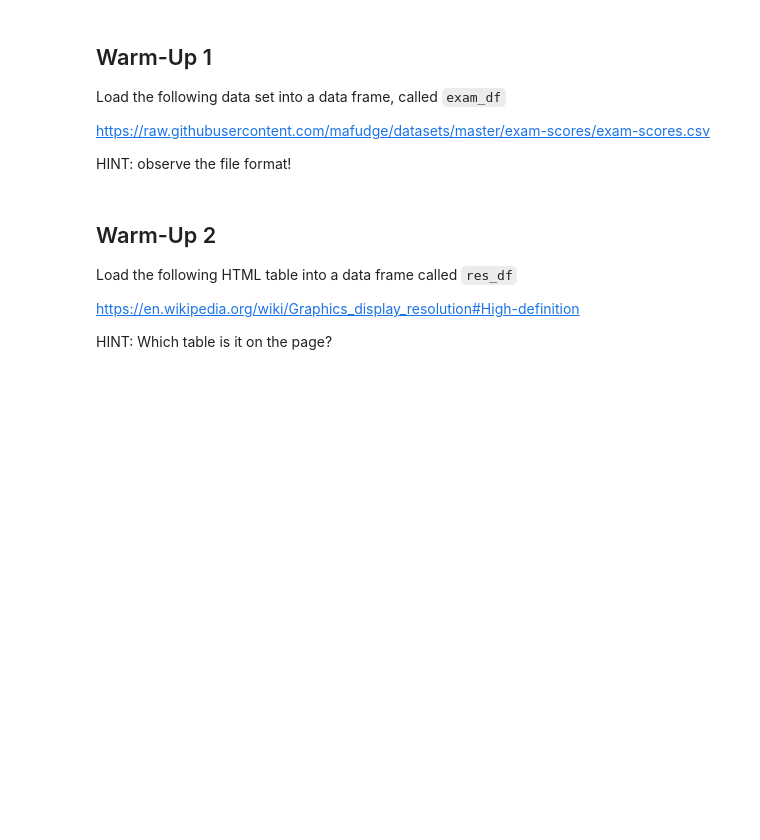
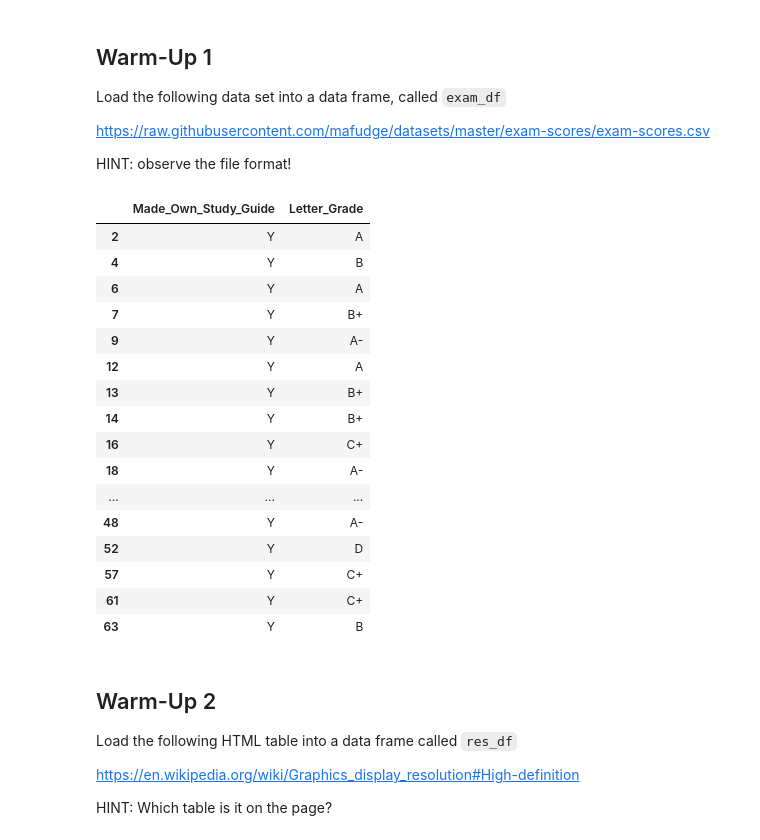
Before and after one commit to ist256/supa2022, a Jupyter notebook: lessons/12-pandas/SmallGroup-Pandas.ipynb, the cells around one changed output. Saved outputs shown, nothing was run; the diff lists cells and outputs as text; code cells hidden in the pictures; blank space fills up the shorter version.

```diff
--- a/lessons/12-pandas/SmallGroup-Pandas.ipynb
+++ b/lessons/12-pandas/SmallGroup-Pandas.ipynb
@@ -23,6 +23,39 @@ Load the following data set into a data frame, called `exam_df`
 https://raw.githubusercontent.com/mafudge/datasets/master/exam-scores/exam-scores.csv
 
 HINT: observe the file format!
+# %%
+exams = pd.read_csv(
+    "https://raw.githubusercontent.com/mafudge/datasets/master/exam-scores/exam-scores.csv")
+
+# SHOW ME LETTER GRADES OF STUDENTS WHO MADE THEIR OWN STUDY GUIDE
+# show the columns
+exams.columns
+
+made_study = exams[
+    exams['Made_Own_Study_Guide'] =='Y'
+]
+letter_grades = made_study[
+    ['Made_Own_Study_Guide','Letter_Grade']
+]
+letter_grades
+# %% [output]
+|  | Made_Own_Study_Guide | Letter_Grade |
+| 2 | Y | A |
+| 4 | Y | B |
+| 6 | Y | A |
+| 7 | Y | B+ |
+| 9 | Y | A- |
+| 12 | Y | A |
+| 13 | Y | B+ |
+| 14 | Y | B+ |
+| 16 | Y | C+ |
+| 18 | Y | A- |
+| ... | ... | ... |
+| 48 | Y | A- |
+| 52 | Y | D |
+| 57 | Y | C+ |
+| 61 | Y | C+ |
+| 63 | Y | B |
 # %% [markdown]
 ## Warm-Up 2
 
```
Also changed, not shown: parts of 8 cells of this notebook, 7 other files.
